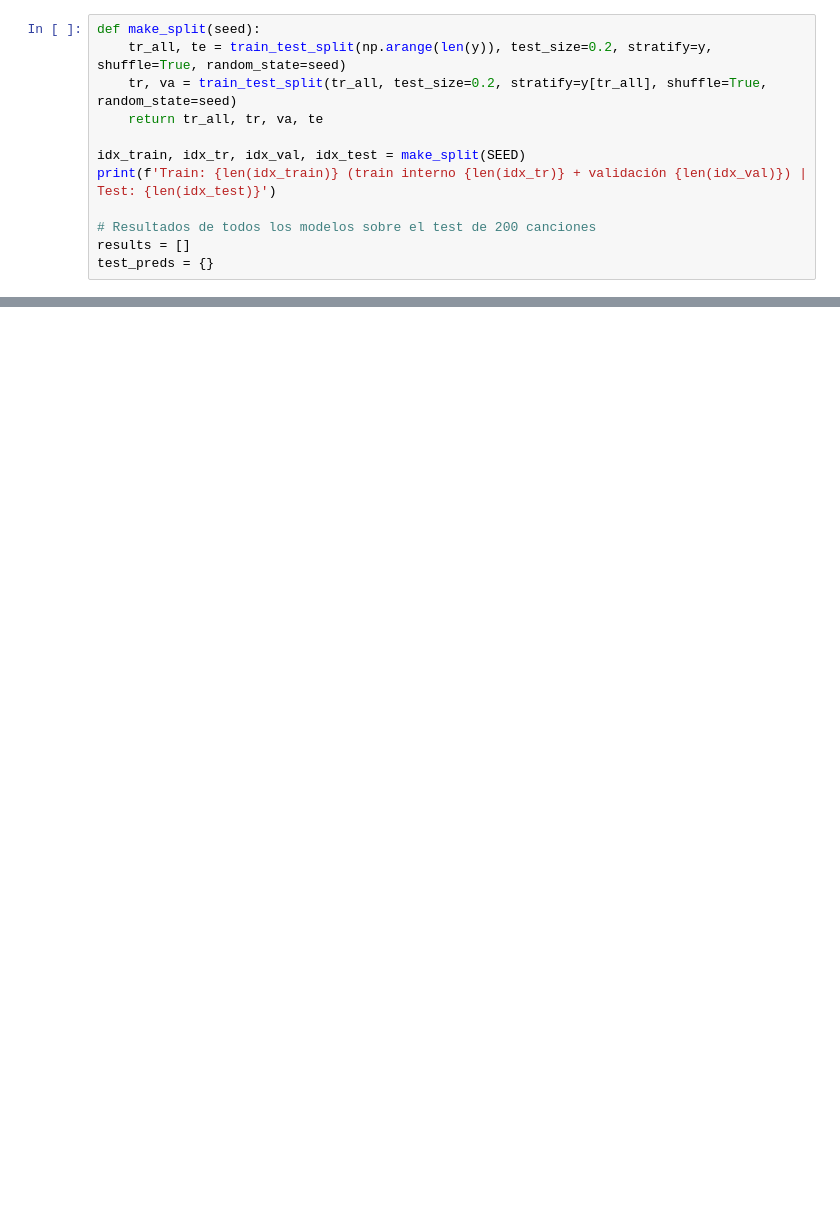
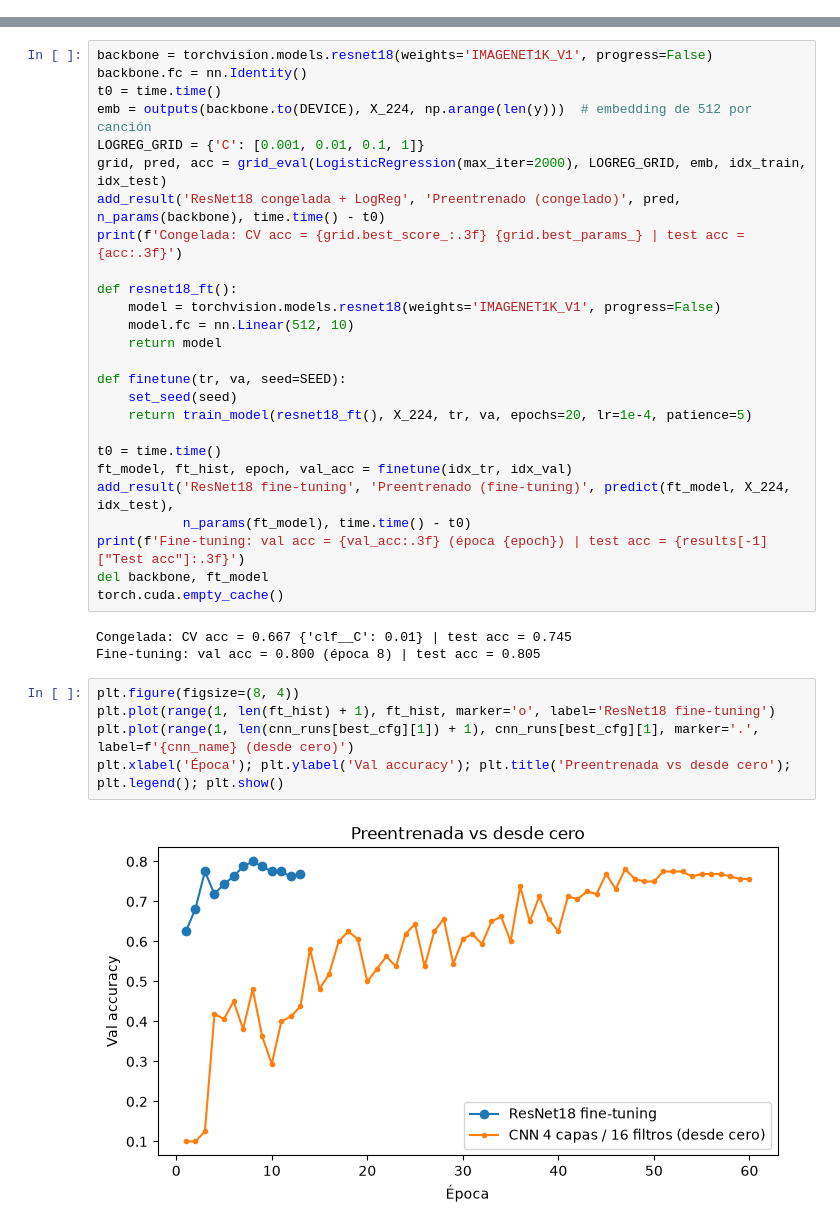
Before and after one commit to davidCendejas712/MusicTech__MSC-ML, a Jupyter notebook: Lab2/lab2.ipynb, the cells around one changed output, grey strips where cells are left out. Saved outputs shown, nothing was run; the diff lists cells and outputs as text; blank space fills up the shorter version.

```diff
--- a/Lab2/lab2.ipynb
+++ b/Lab2/lab2.ipynb
@@ -117,12 +0,0 @@ Como hay un único espectrograma por canción, no hay fuga de datos entre partic
-# %%
-def make_split(seed):
-    tr_all, te = train_test_split(np.arange(len(y)), test_size=0.2, stratify=y, shuffle=True, random_state=seed)
-    tr, va = train_test_split(tr_all, test_size=0.2, stratify=y[tr_all], shuffle=True, random_state=seed)
-    return tr_all, tr, va, te
-
-idx_train, idx_tr, idx_val, idx_test = make_split(SEED)
-print(f'Train: {len(idx_train)} (train interno {len(idx_tr)} + validación {len(idx_val)}) | Test: {len(idx_test)}')
-
-# Resultados de todos los modelos sobre el test de 200 canciones
-results = []
-test_preds = {}
@@ -562,0 +231,36 @@ plt.show()
+# %%
+backbone = torchvision.models.resnet18(weights='IMAGENET1K_V1', progress=False)
+backbone.fc = nn.Identity()
+t0 = time.time()
+emb = outputs(backbone.to(DEVICE), X_224, np.arange(len(y)))  # embedding de 512 por canción
+LOGREG_GRID = {'C': [0.001, 0.01, 0.1, 1]}
+grid, pred, acc = grid_eval(LogisticRegression(max_iter=2000), LOGREG_GRID, emb, idx_train, idx_test)
+add_result('ResNet18 congelada + LogReg', 'Preentrenado (congelado)', pred, n_params(backbone), time.time() - t0)
+print(f'Congelada: CV acc = {grid.best_score_:.3f} {grid.best_params_} | test acc = {acc:.3f}')
+
+def resnet18_ft():
+    model = torchvision.models.resnet18(weights='IMAGENET1K_V1', progress=False)
+    model.fc = nn.Linear(512, 10)
+    return model
+
+def finetune(tr, va, seed=SEED):
+    set_seed(seed)
+    return train_model(resnet18_ft(), X_224, tr, va, epochs=20, lr=1e-4, patience=5)
+
+t0 = time.time()
+ft_model, ft_hist, epoch, val_acc = finetune(idx_tr, idx_val)
+add_result('ResNet18 fine-tuning', 'Preentrenado (fine-tuning)', predict(ft_model, X_224, idx_test),
+           n_params(ft_model), time.time() - t0)
+print(f'Fine-tuning: val acc = {val_acc:.3f} (época {epoch}) | test acc = {results[-1]["Test acc"]:.3f}')
+del backbone, ft_model
+torch.cuda.empty_cache()
+# %% [output]
+Congelada: CV acc = 0.667 {'clf__C': 0.01} | test acc = 0.745
+Fine-tuning: val acc = 0.800 (época 8) | test acc = 0.805
+# %%
+plt.figure(figsize=(8, 4))
+plt.plot(range(1, len(ft_hist) + 1), ft_hist, marker='o', label='ResNet18 fine-tuning')
+plt.plot(range(1, len(cnn_runs[best_cfg][1]) + 1), cnn_runs[best_cfg][1], marker='.', label=f'{cnn_name} (desde cero)')
+plt.xlabel('Época'); plt.ylabel('Val accuracy'); plt.title('Preentrenada vs desde cero'); plt.legend(); plt.show()
+# %% [output]
+[figure, added]
```
Also changed, not shown: parts of 58 cells of this notebook, 2 other files.
